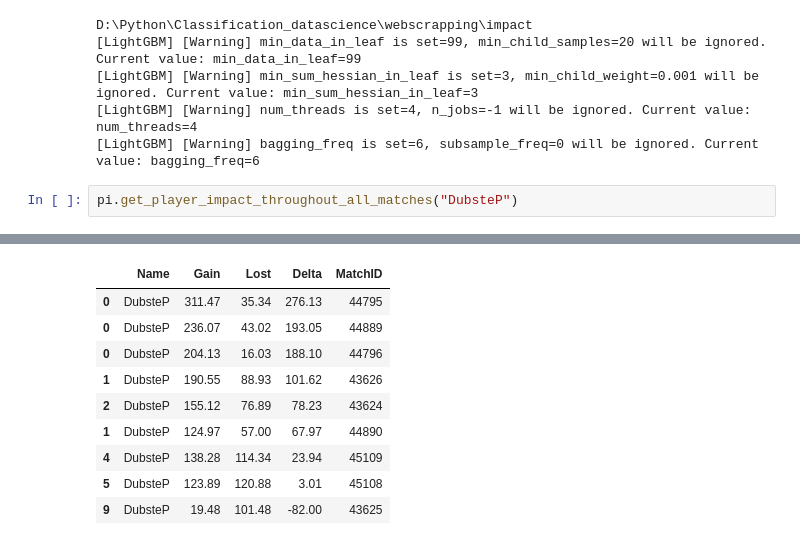
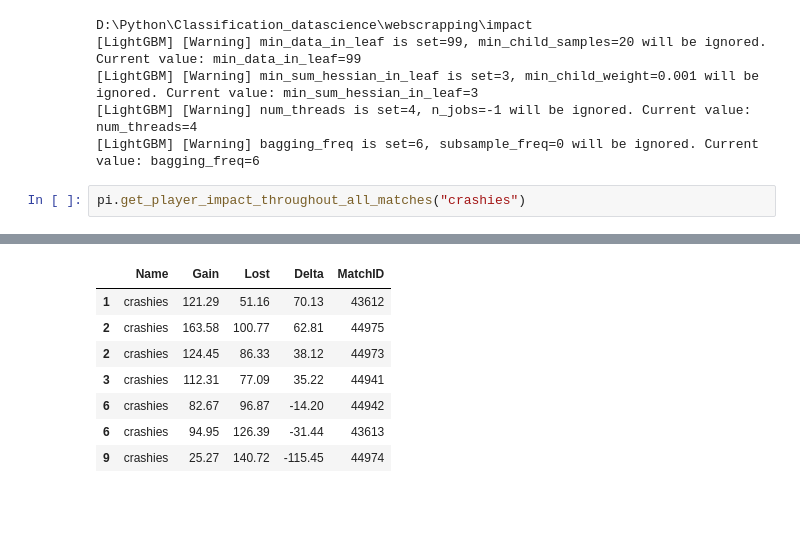
Before and after one commit to mateusb12/valorant_impact, a Jupyter notebook: webscrapping/impact/player_impact_notebook.ipynb, the cells around one changed output, grey strips where cells are left out. Drawn from its saved outputs; the diff is of its cells as text; blank space fills up the shorter version.

```diff
--- a/webscrapping/impact/player_impact_notebook.ipynb
+++ b/webscrapping/impact/player_impact_notebook.ipynb
@@ -9,7 +9,7 @@ D:\Python\Classification_datascience\webscrapping\impact
 [LightGBM] [Warning] num_threads is set=4, n_jobs=-1 will be ignored. Current value: num_threads=4
 [LightGBM] [Warning] bagging_freq is set=6, subsample_freq=0 will be ignored. Current value: bagging_freq=6
 # %%
-pi.get_player_impact_throughout_all_matches("DubsteP")
+pi.get_player_impact_throughout_all_matches("crashies")
 # %% [output]
 Analyser created!
 Analysing match #44795, 0/70 so far. Ratio → [0.0%]
@@ -31,10 +31,8 @@ Elapsed → 22s | Time per match → 0.33s | Remaining time → 0:00:00 | ETA
 |  | Name | Gain | Lost | Delta | MatchID |
-| 0 | DubsteP | 311.47 | 35.34 | 276.13 | 44795 |
-| 0 | DubsteP | 236.07 | 43.02 | 193.05 | 44889 |
-| 0 | DubsteP | 204.13 | 16.03 | 188.10 | 44796 |
-| 1 | DubsteP | 190.55 | 88.93 | 101.62 | 43626 |
-| 2 | DubsteP | 155.12 | 76.89 | 78.23 | 43624 |
-| 1 | DubsteP | 124.97 | 57.00 | 67.97 | 44890 |
-| 4 | DubsteP | 138.28 | 114.34 | 23.94 | 45109 |
-| 5 | DubsteP | 123.89 | 120.88 | 3.01 | 45108 |
-| 9 | DubsteP | 19.48 | 101.48 | -82.00 | 43625 |
+| 1 | crashies | 121.29 | 51.16 | 70.13 | 43612 |
+| 2 | crashies | 163.58 | 100.77 | 62.81 | 44975 |
+| 2 | crashies | 124.45 | 86.33 | 38.12 | 44973 |
+| 3 | crashies | 112.31 | 77.09 | 35.22 | 44941 |
+| 6 | crashies | 82.67 | 96.87 | -14.20 | 44942 |
+| 6 | crashies | 94.95 | 126.39 | -31.44 | 43613 |
+| 9 | crashies | 25.27 | 140.72 | -115.45 | 44974 |
```
Also changed, not shown: parts of 1 cell of this notebook, 3 other files.
